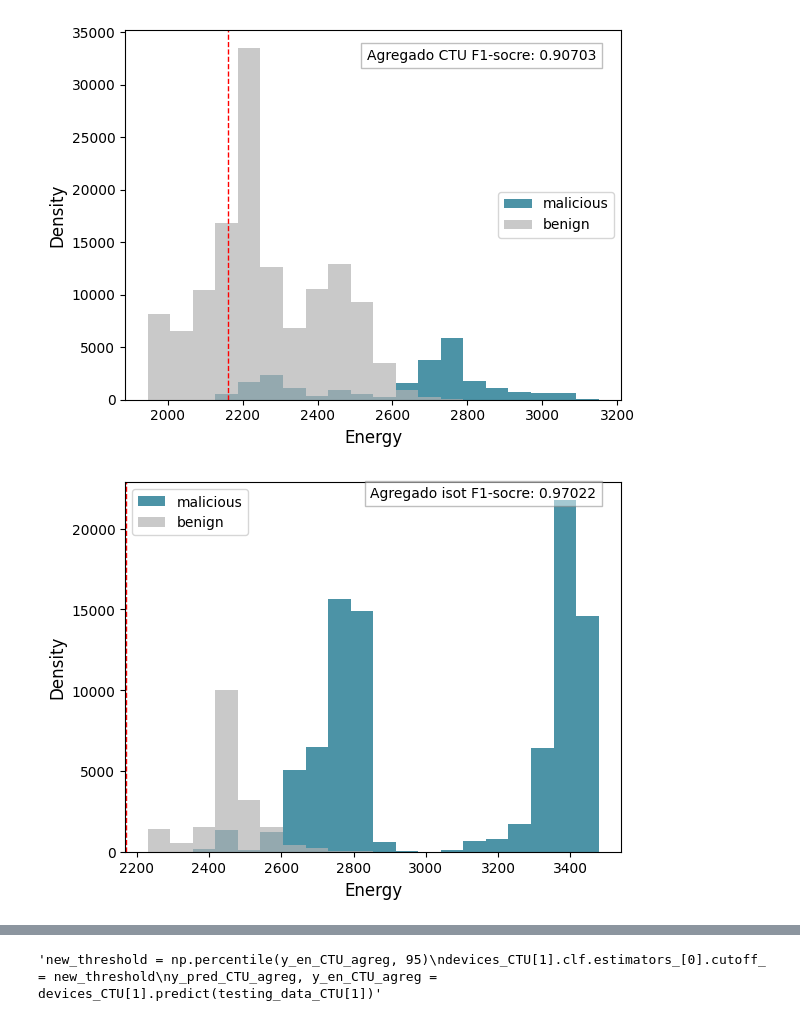
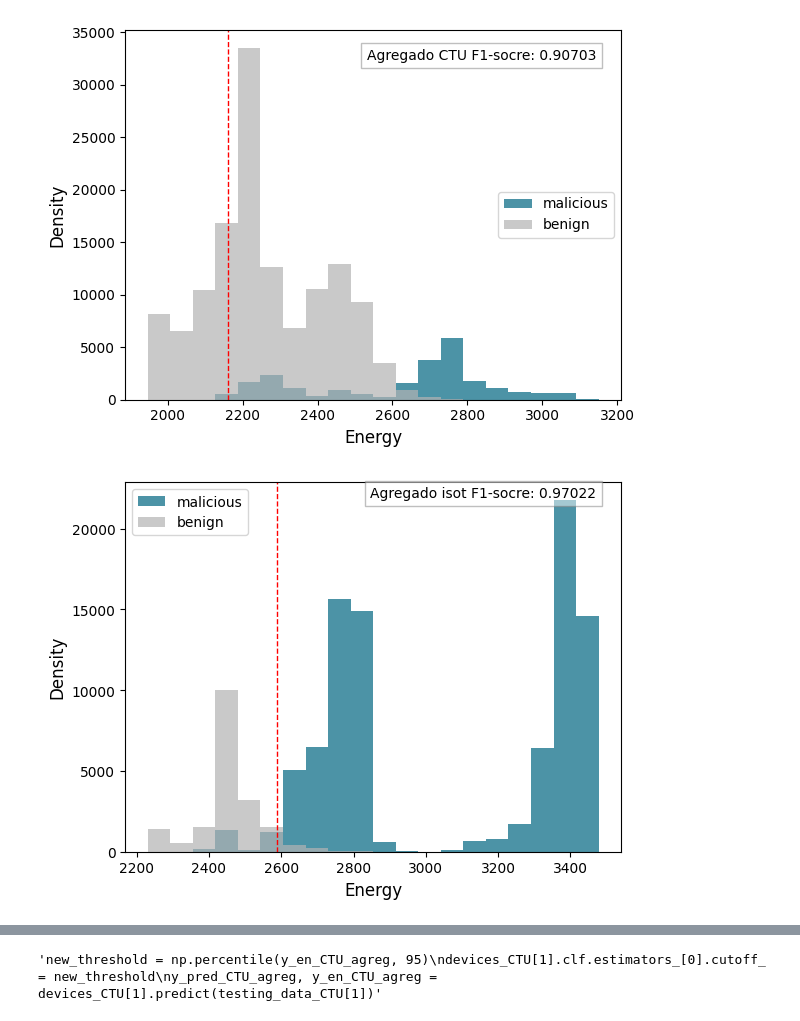
Before and after one commit to AndreyGalvao/Federated-EFC, a Jupyter notebook: EFCFEDFINAL.ipynb, the cells around one changed output, grey strips where cells are left out. Saved outputs shown, nothing was run; the diff lists cells and outputs as text; code cells hidden in the pictures.

Commit message:
ajuste no plot da agregação ISOT-HTTP

```diff
--- a/EFCFEDFINAL.ipynb
+++ b/EFCFEDFINAL.ipynb
@@ -1254,41 +1254,41 @@ attacks = np.where(testing_labels_isot[1] != 0)[0]
 benign_energies = y_en_isot_agreg[benign]
 attacks_energies = y_en_isot_agreg[attacks]
 
-cutoff = devices_isot[1].clf.estimators_[0].cutoff_
+cutoff = server_isot.clf.estimators_[0].cutoff_
 
 bins = np.histogram(y_en_isot_agreg, bins=20)[1]
 
 plt.hist(
     attacks_energies,
     bins,
     facecolor="#006680",
     alpha=0.7,
     ec="white",
     linewidth=0.3,
     label="malicious",
 )
 plt.hist(
     benign_energies,
     bins,
     facecolor="#b3b3b3",
     alpha=0.7,
     ec="white",
     linewidth=0.3,
     label="benign",
 )
 plt.axvline(cutoff, color="r", linestyle="dashed", linewidth=1)
 peso_texto = f"Agregado isot F1-socre: {f1_score_isot_agreg:.5f}"
 plt.text(0.95, 0.95, peso_texto, transform=plt.gca().transAxes, fontsize=10,
          verticalalignment='bottom', horizontalalignment='right',
          bbox=dict(facecolor='white', alpha=0.5, edgecolor='gray'))
 plt.legend()
 
 plt.xlabel("Energy", fontsize=12)
 plt.ylabel("Density", fontsize=12)
 
 plt.show()
 # %% [output]
-[figure, old version]
+[figure, new version]
 # %%
 #@title Calculado o roc_auc_score
 
```
Also changed, not shown: parts of 2 cells of this notebook.
